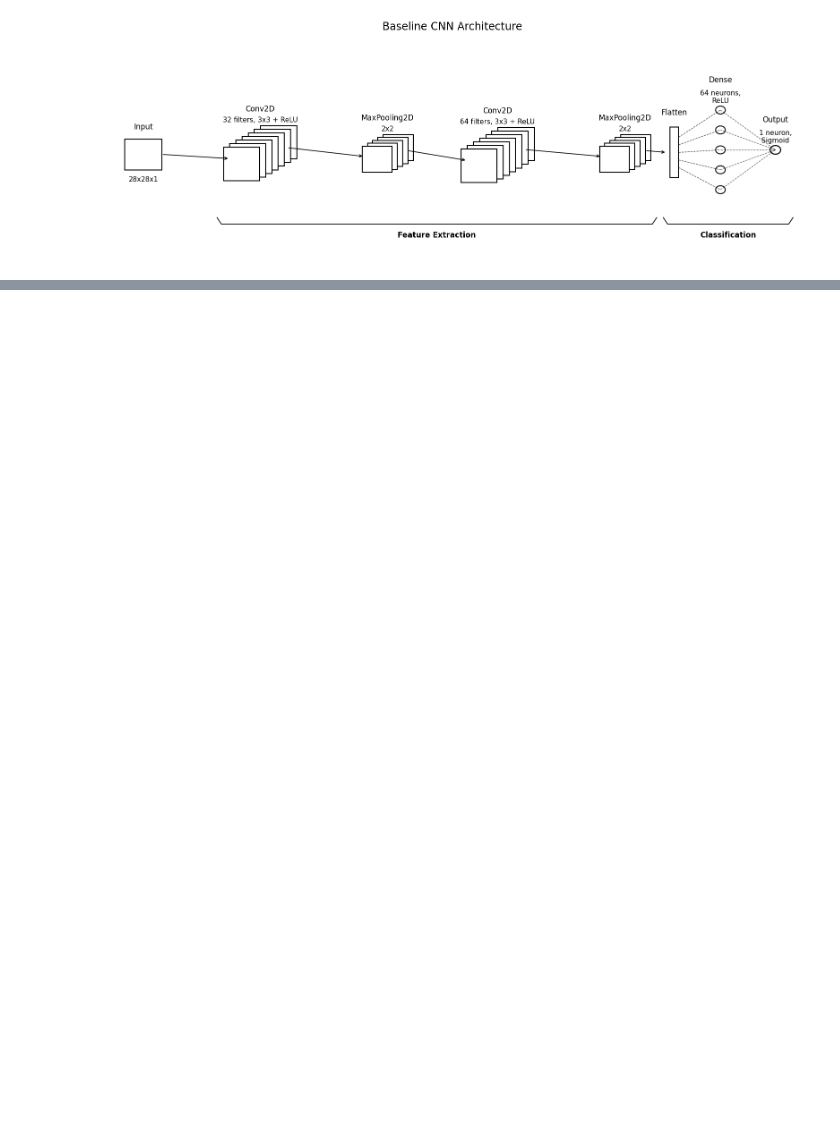
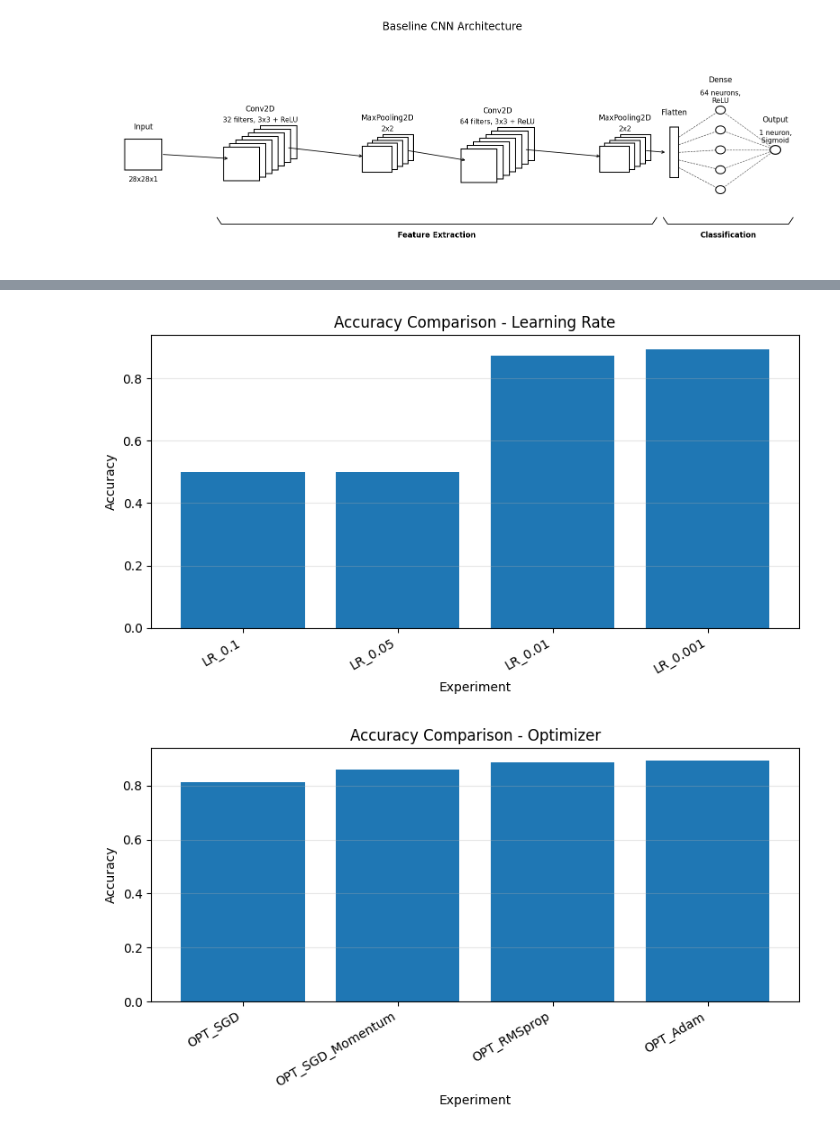
Before and after one commit to davidazimov069-maker/DeepLearning, a Jupyter notebook: FinalProject/DLFinalProject_DavidAviad.ipynb, the cells around one changed output, grey strips where cells are left out. Drawn from its saved outputs; the diff is of its cells as text; code cells hidden in the pictures; blank space fills up the shorter version.

```diff
--- a/FinalProject/DLFinalProject_DavidAviad.ipynb
+++ b/FinalProject/DLFinalProject_DavidAviad.ipynb
@@ -1128,0 +1839,38 @@ plot_cnn_architecture()
+# %%
+def plot_metric_by_group(results_df, metric, title):
+    groups = results_df["Group"].unique()
+
+    for group in groups:
+        group_df = results_df[results_df["Group"] == group].copy()
+
+        plt.figure(figsize=(8, 4.5))
+        plt.bar(group_df["Experiment"], group_df[metric])
+
+        plt.xlabel("Experiment")
+        plt.ylabel(metric)
+        plt.title(f"{title} - {group}")
+        plt.xticks(rotation=30, ha="right")
+        plt.grid(axis="y", alpha=0.3)
+        plt.tight_layout()
+        plt.show()
+# %%
+plot_metric_by_group(
+    results_summary_df,
+    metric="Accuracy",
+    title="Accuracy Comparison"
+)
+
+plot_metric_by_group(
+    results_summary_df,
+    metric="F1",
+    title="F1 Score Comparison"
+)
+
+plot_metric_by_group(
+    results_summary_df,
+    metric="ROC_AUC",
+    title="ROC-AUC Comparison"
+)
+# %% [output]
+[figure, added]
+[figure, added]
```
Also changed, not shown: parts of 40 cells of this notebook.
